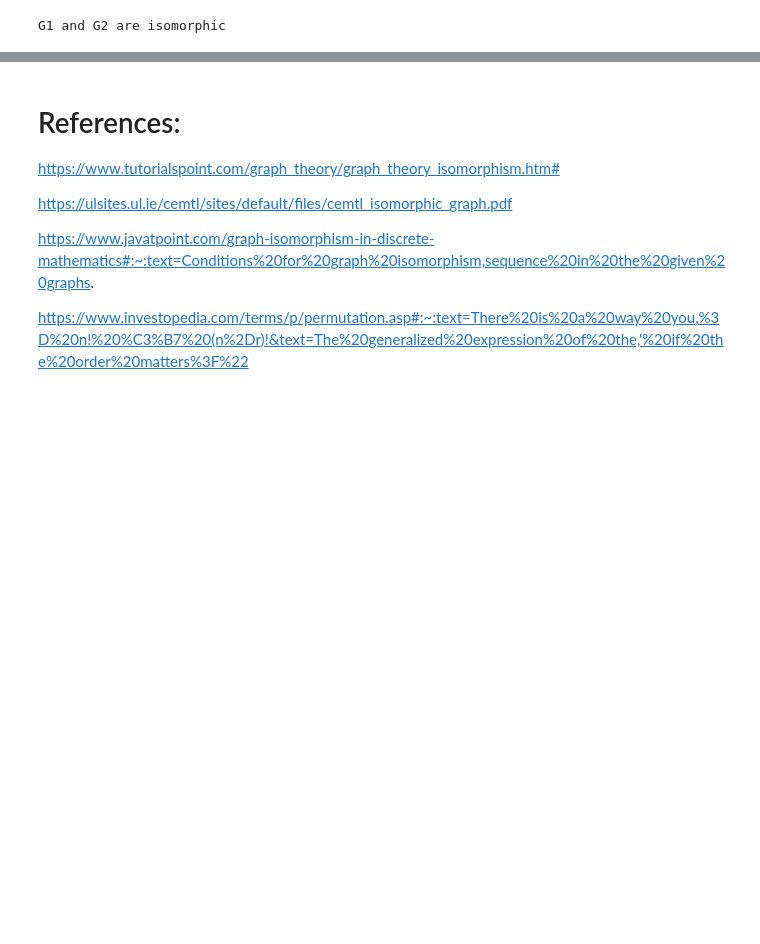
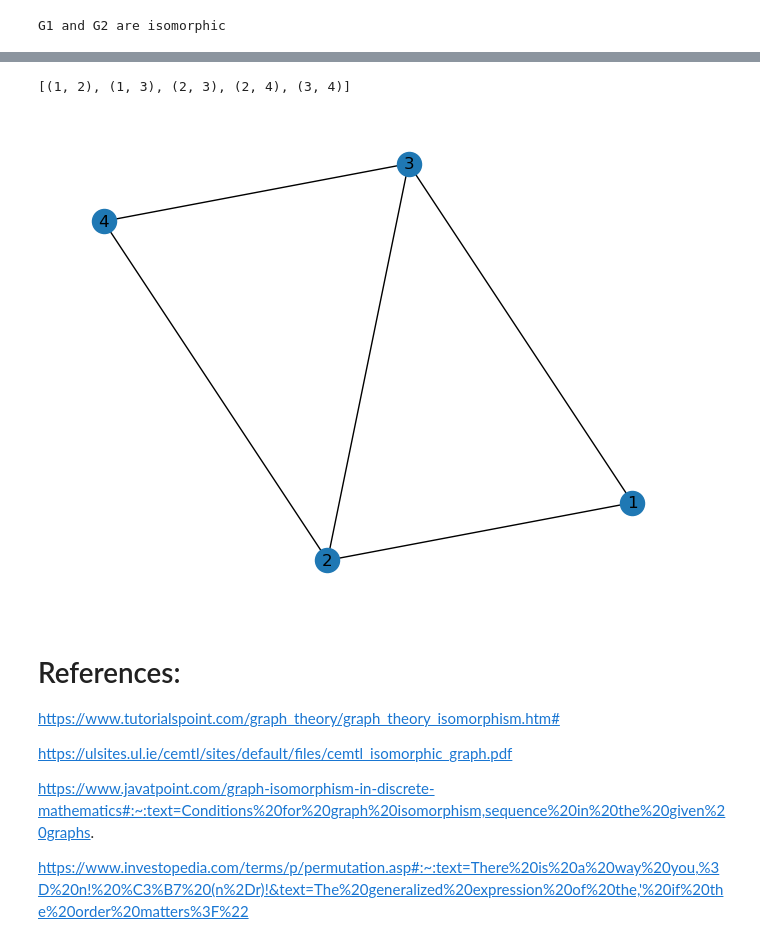
Before and after one commit to rohansikder/GraphTheory-Isomorphism, a Jupyter notebook: graph_isomorphism.ipynb, the cells around one changed output, grey strips where cells are left out. Drawn from its saved outputs; the diff is of its cells as text; code cells hidden in the pictures; blank space fills up the shorter version.

Commit message:
Added Adjacency Matrix defintion and how to use it to create a graph

```diff
--- a/graph_isomorphism.ipynb
+++ b/graph_isomorphism.ipynb
@@ -172,3 +183,33 @@ The graph with node order (4, 3, 2, 1) is isomorphic to graph G.
+# %%
+# Adjacency Matrix
+adjacencyMatrix = [[0, 1, 1, 0],
+              [1, 0, 1, 1],
+              [1, 1, 0, 1],
+              [0, 1, 1, 0]]
+
+edges = []
+
+# Convert the adjacency matrix to an edges
+# For every entry thats not zero checks if edge between two vertcies if so adding to edges
+# (i+1, j+1) tuple represents edges between vertices
+for i in range(len(adjacencyMatrix)):
+    for j in range(i+1, len(adjacencyMatrix)):
+        if adjacencyMatrix[i][j] != 0:
+            edges.append((i+1, j+1))
+
+print(edges)
+
+adjacencyMatrixGraph = nx.Graph(edges)
+
+# Matplotlib
+pos = nx.spring_layout(adjacencyMatrixGraph)
+nx.draw(adjacencyMatrixGraph, pos)
+labels = {i: i for i in range(len(adjacencyMatrixGraph.nodes()))}
+nx.draw_networkx_labels(adjacencyMatrixGraph, pos)
+plt.show()
+# %% [output]
+[(1, 2), (1, 3), (2, 3), (2, 4), (3, 4)]
+[figure, added]
 # %% [markdown]
 # References:
 
```
Also changed, not shown: parts of 17 cells of this notebook.
